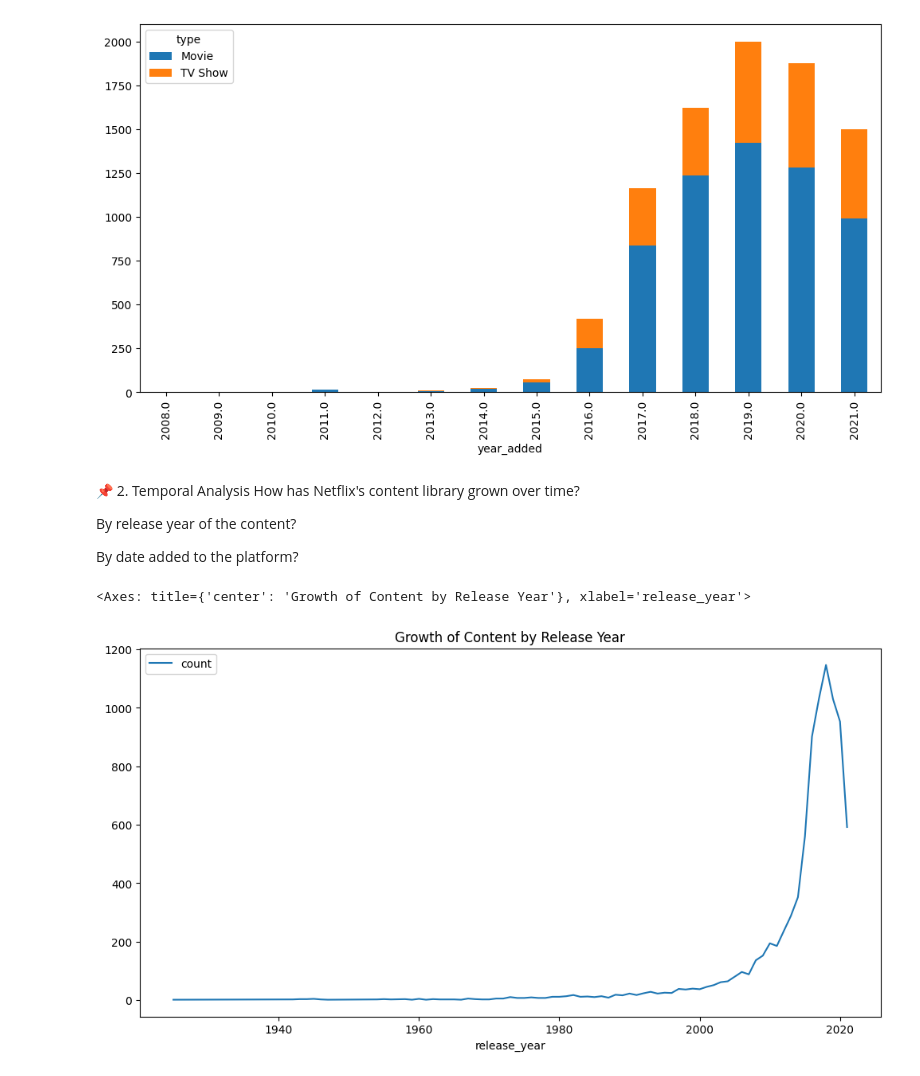
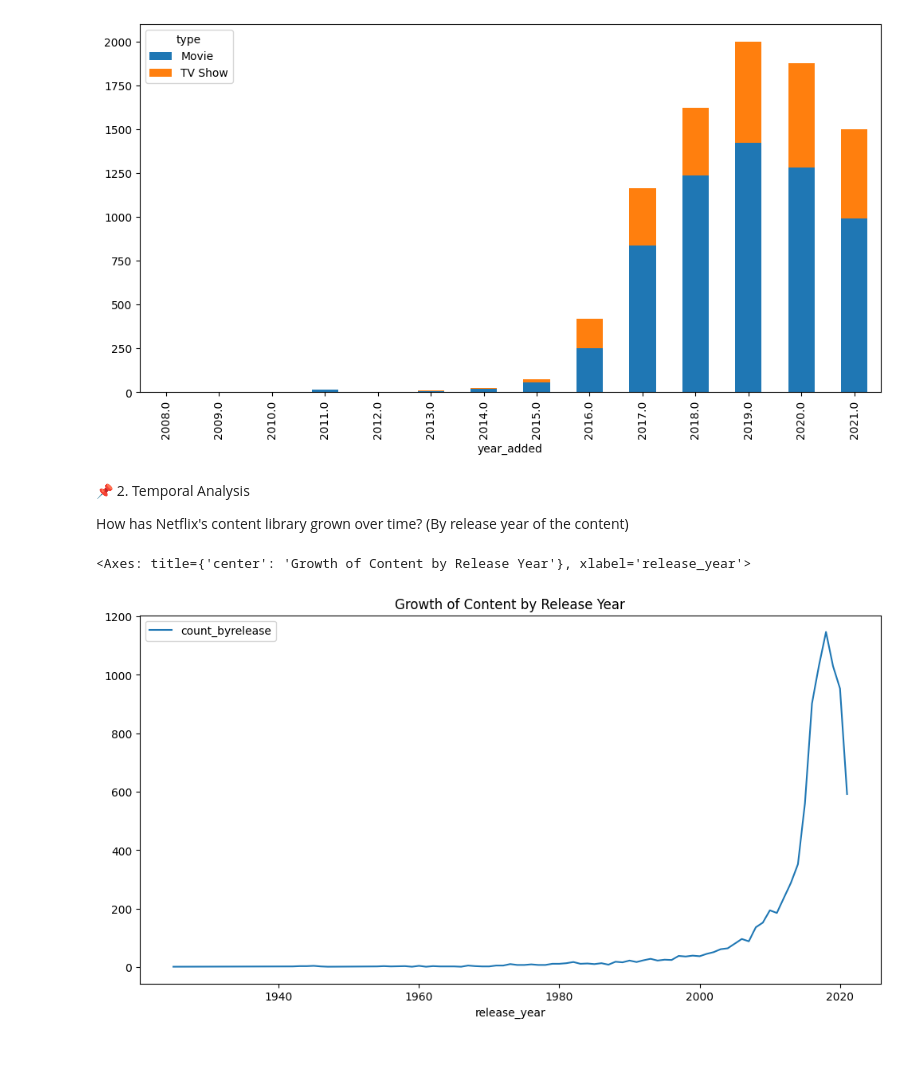
Before and after one commit to gnyvlkn/Netflix_content_analysis, a Jupyter notebook: notebooks/netflix_analysis.ipynb, the cells around one changed output. Drawn from its saved outputs; the diff is of its cells as text; code cells hidden in the pictures.

```diff
--- a/notebooks/netflix_analysis.ipynb
+++ b/notebooks/netflix_analysis.ipynb
@@ -141,21 +141,19 @@ content_trends.plot(kind='bar', stacked=True, figsize=(12, 6))
 [figure]
 # %% [markdown]
 📌 2. Temporal Analysis
-How has Netflix's content library grown over time?
 
-By release year of the content?
 
-By date added to the platform?
+How has Netflix's content library grown over time? (By release year of the content)
 # %%
 # Getting the number of content released by year
-content_byrelease = df.groupby('release_year')['title'].value_counts().reset_index(name='count')
+content_byrelease = df.groupby('release_year')['title'].value_counts().reset_index(name='count_byrelease')
 
 content_byrelease.drop(columns='title', inplace=True)
 
 content_byrelease = content_byrelease.groupby('release_year').sum().reset_index()
 
 # Plotting the growth of content by release year
-content_byrelease.plot(x= 'release_year', y= 'count', kind='line', figsize=(12, 6), title='Growth of Content by Release Year')
+content_byrelease.plot(x= 'release_year', y= 'count_byrelease', kind='line', figsize=(12, 6), title='Growth of Content by Release Year')
 # %% [output]
 <Axes: title={'center': 'Growth of Content by Release Year'}, xlabel='release_year'>
-[figure, old version]
+[figure, new version]
```
Also changed, not shown: parts of 4 cells of this notebook.
